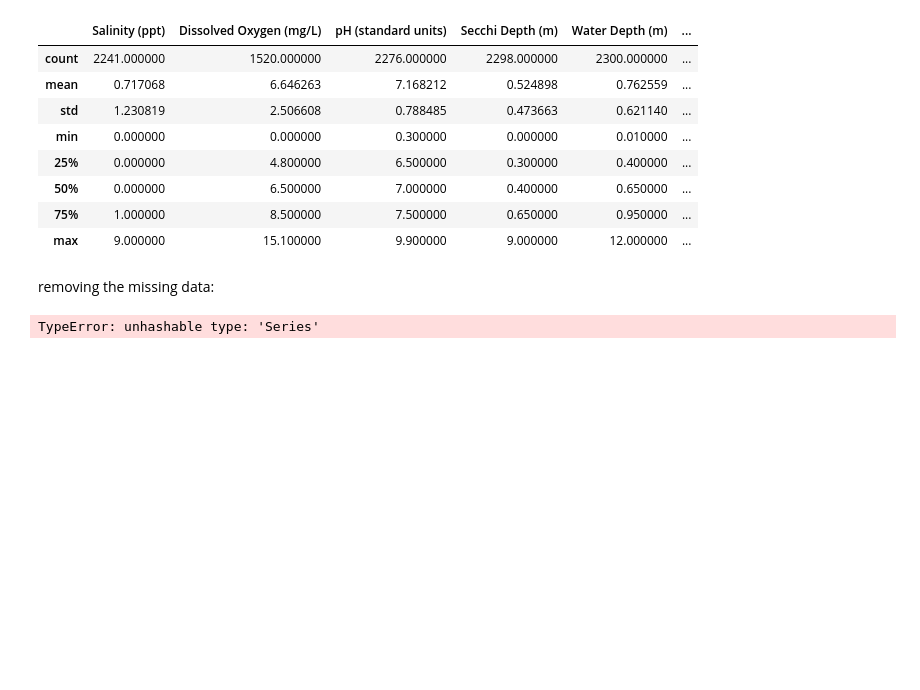
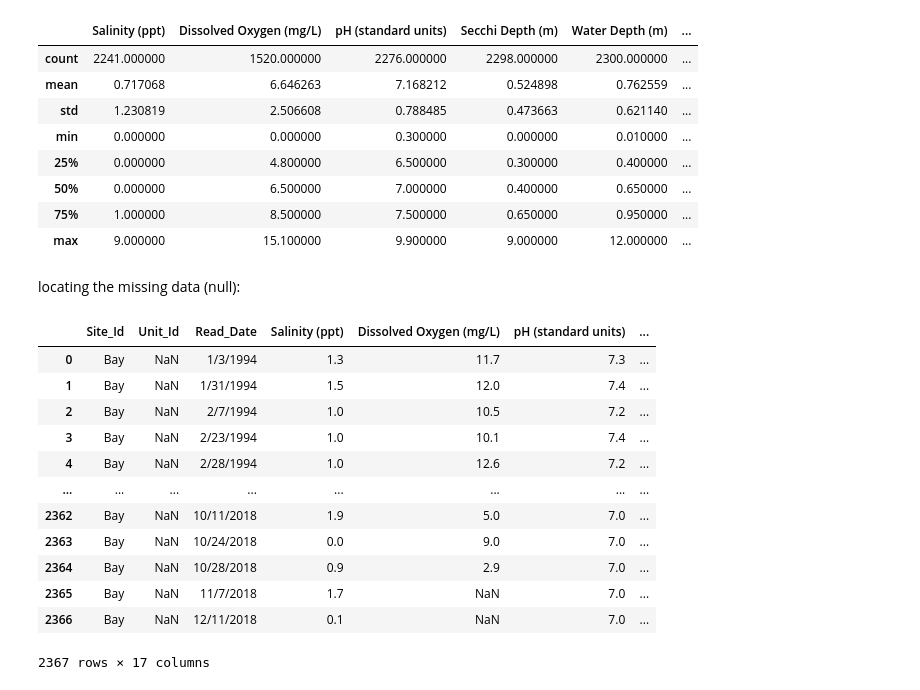
Before and after one commit to ENVS110a-SP23/group8-project, a Jupyter notebook: Check-in_3.ipynb, the cells around one changed output. Drawn from its saved outputs; the diff is of its cells as text; code cells hidden in the pictures; blank space fills up the shorter version.

```diff
--- a/Check-in_3.ipynb
+++ b/Check-in_3.ipynb
@@ -64,13 +58,20 @@ df[['Salinity (ppt)', 'Dissolved Oxygen (mg/L)', 'pH (standard units)','Secchi D
 | 75% | 1.000000 | 8.500000 | 7.500000 | 0.650000 | 0.950000 | ... |
 | max | 9.000000 | 15.100000 | 9.900000 | 9.000000 | 12.000000 | ... |
 # %% [markdown]
-removing the missing data:
+locating the missing data (null):
-# %%
-# removing N/A values from the data set and reset the index
-df.loc(df.isna().any(axis=1).reset_index(drop=True))
-# removing NaN values from the data set and reset the index
-df.loc(df.isnull().any(axis=1).reset_index(drop=True))
-# removing Not Recorded values from the data set and reset the index
-df.loc(df==(['Not Recorded']).any(axis=1).reset_index(drop=True))
-# %% [output]
-TypeError: unhashable type: 'Series'
+# %%
+df.loc[df.isnull().any(axis=1),:].reset_index(drop=True)
+# %% [output]
+|  | Site_Id | Unit_Id | Read_Date | Salinity (ppt) | Dissolved Oxygen (mg/L) | pH (standard units) | ... |
+| 0 | Bay | NaN | 1/3/1994 | 1.3 | 11.7 | 7.3 | ... |
+| 1 | Bay | NaN | 1/31/1994 | 1.5 | 12.0 | 7.4 | ... |
+| 2 | Bay | NaN | 2/7/1994 | 1.0 | 10.5 | 7.2 | ... |
+| 3 | Bay | NaN | 2/23/1994 | 1.0 | 10.1 | 7.4 | ... |
+| 4 | Bay | NaN | 2/28/1994 | 1.0 | 12.6 | 7.2 | ... |
+| ... | ... | ... | ... | ... | ... | ... | ... |
+| 2362 | Bay | NaN | 10/11/2018 | 1.9 | 5.0 | 7.0 | ... |
+| 2363 | Bay | NaN | 10/24/2018 | 0.0 | 9.0 | 7.0 | ... |
+| 2364 | Bay | NaN | 10/28/2018 | 0.9 | 2.9 | 7.0 | ... |
+| 2365 | Bay | NaN | 11/7/2018 | 1.7 | NaN | 7.0 | ... |
+| 2366 | Bay | NaN | 12/11/2018 | 0.1 | NaN | 7.0 | ... |
+2367 rows × 17 columns
```
Also changed, not shown: parts of 3 cells of this notebook.
